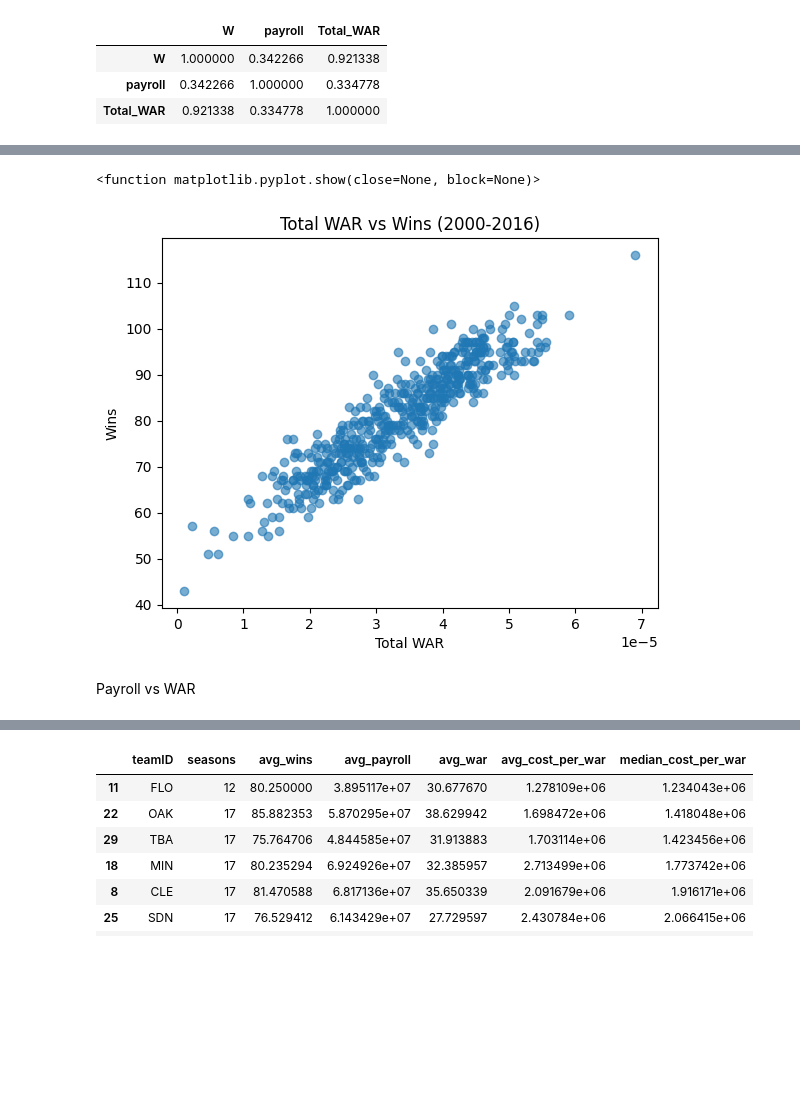
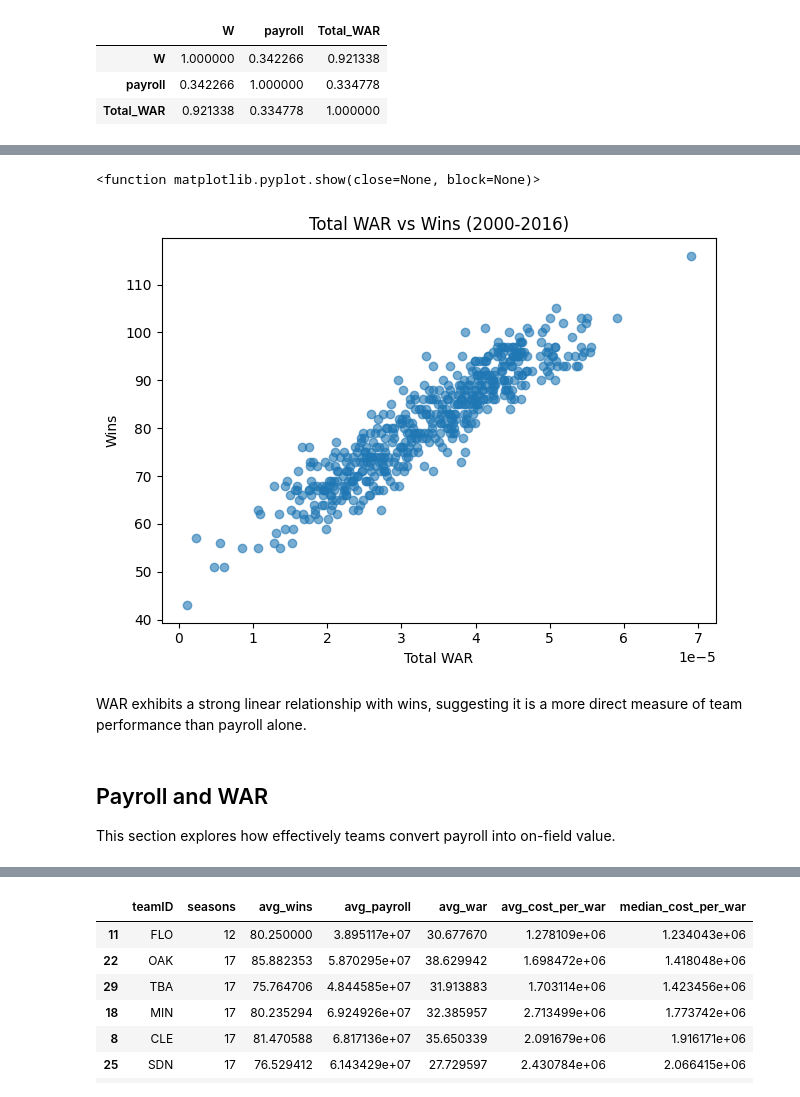
Before and after one commit to matchu46/MLB-Team-Construction---Win-Efficiency, a Jupyter notebook: notebooks/02_team_efficiency_analysis.ipynb, the cells around one changed output, grey strips where cells are left out. Cells and saved outputs as stored; diff of their text form; code cells hidden in the pictures; blank space fills up the shorter version.

```diff
--- a/notebooks/02_team_efficiency_analysis.ipynb
+++ b/notebooks/02_team_efficiency_analysis.ipynb
@@ -67,15 +84,22 @@ WAR vs Wins
 # %%
 plt.figure()
 plt.scatter(df["Total_WAR"]/1e6, df["W"], alpha=0.6)
 plt.xlabel("Total WAR")
 plt.ylabel("Wins")
 plt.title("Total WAR vs Wins (2000-2016)")
+plt.tight_layout()
+plt.savefig("../visuals/War_vs_Wins_bubble.png", dpi=300)
 plt.show
 # %% [output]
 <function matplotlib.pyplot.show(close=None, block=None)>
-[figure, old version]
+[figure, new version]
+# %% [markdown]
+WAR exhibits a strong linear relationship with wins, suggesting it is a more
+direct measure of team performance than payroll alone.
 # %% [markdown]
-Payroll vs WAR
+## Payroll and WAR
+
+This section explores how effectively teams convert payroll into on-field value.
 # %%
 plt.figure()
 plt.scatter(df["payroll"]/1e6, df["Total_WAR"], alpha=0.6)
```
Also changed, not shown: parts of 37 cells of this notebook, 10 other files.
